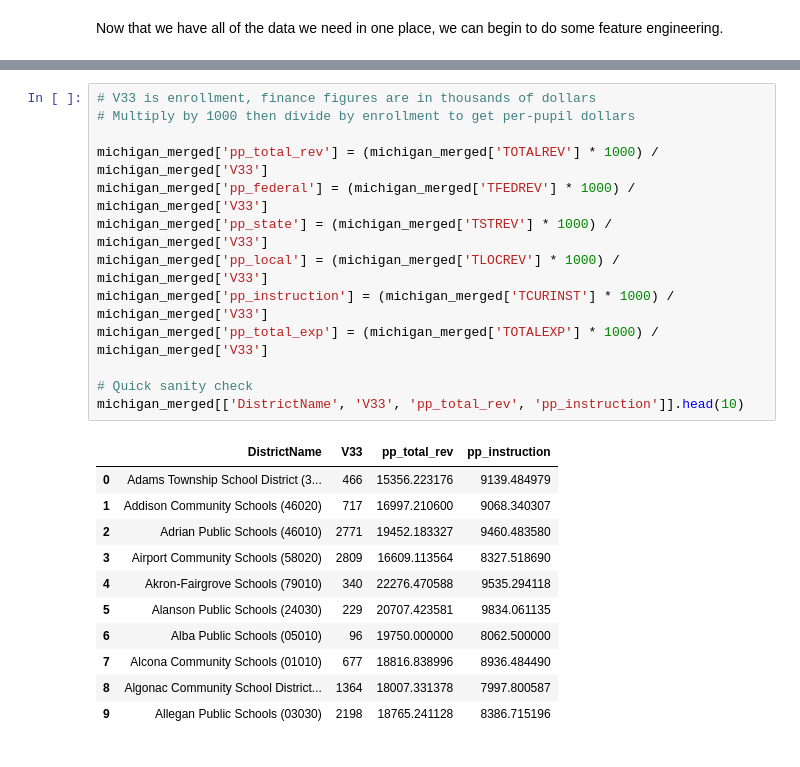
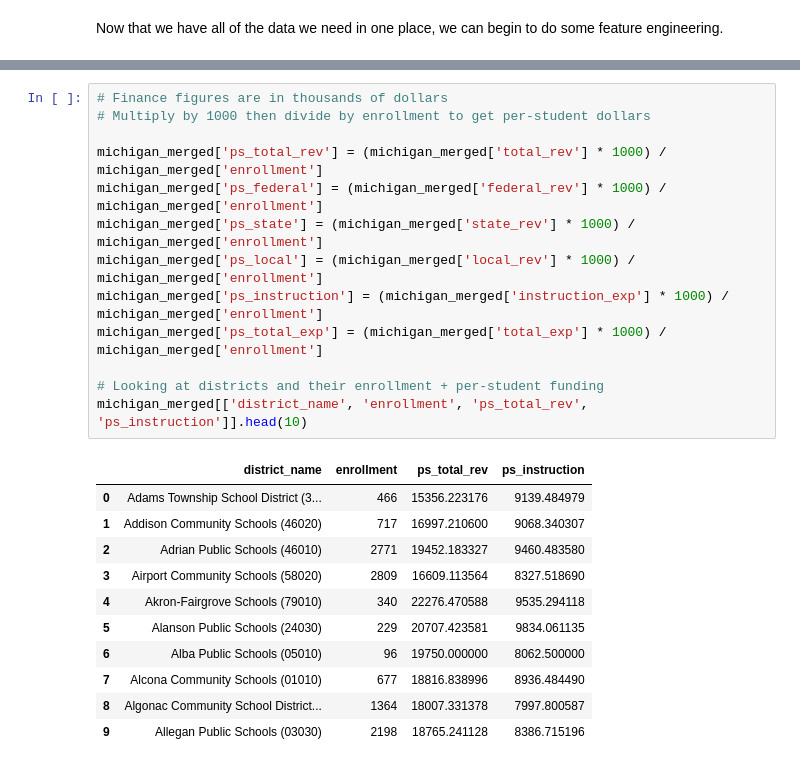
Before and after one commit to Claraebrooks/Multimodal-Data-Exploration-Educational-Data-CIS-635-, a Jupyter notebook: education_analysis.ipynb, the cells around one changed output, grey strips where cells are left out. Cells and saved outputs as stored; diff of their text form.

```diff
--- a/education_analysis.ipynb
+++ b/education_analysis.ipynb
@@ -164,18 +198,18 @@ Now that we have all of the data we need in one place, we can begin to do some f
 # %%
-# V33 is enrollment, finance figures are in thousands of dollars
-# Multiply by 1000 then divide by enrollment to get per-pupil dollars
+# Finance figures are in thousands of dollars
+# Multiply by 1000 then divide by enrollment to get per-student dollars
 
-michigan_merged['pp_total_rev'] = (michigan_merged['TOTALREV'] * 1000) / michigan_merged['V33']
-michigan_merged['pp_federal'] = (michigan_merged['TFEDREV'] * 1000) / michigan_merged['V33']
-michigan_merged['pp_state'] = (michigan_merged['TSTREV'] * 1000) / michigan_merged['V33']
-michigan_merged['pp_local'] = (michigan_merged['TLOCREV'] * 1000) / michigan_merged['V33']
-michigan_merged['pp_instruction'] = (michigan_merged['TCURINST'] * 1000) / michigan_merged['V33']
-michigan_merged['pp_total_exp'] = (michigan_merged['TOTALEXP'] * 1000) / michigan_merged['V33']
+michigan_merged['ps_total_rev'] = (michigan_merged['total_rev'] * 1000) / michigan_merged['enrollment']
+michigan_merged['ps_federal'] = (michigan_merged['federal_rev'] * 1000) / michigan_merged['enrollment']
+michigan_merged['ps_state'] = (michigan_merged['state_rev'] * 1000) / michigan_merged['enrollment']
+michigan_merged['ps_local'] = (michigan_merged['local_rev'] * 1000) / michigan_merged['enrollment']
+michigan_merged['ps_instruction'] = (michigan_merged['instruction_exp'] * 1000) / michigan_merged['enrollment']
+michigan_merged['ps_total_exp'] = (michigan_merged['total_exp'] * 1000) / michigan_merged['enrollment']
 
-# Quick sanity check
-michigan_merged[['DistrictName', 'V33', 'pp_total_rev', 'pp_instruction']].head(10)
+# Looking at districts and their enrollment + per-student funding
+michigan_merged[['district_name', 'enrollment', 'ps_total_rev', 'ps_instruction']].head(10)
 # %% [output]
-|  | DistrictName | V33 | pp_total_rev | pp_instruction |
+|  | district_name | enrollment | ps_total_rev | ps_instruction |
 | 0 | Adams Township School District (3... | 466 | 15356.223176 | 9139.484979 |
 | 1 | Addison Community Schools (46020) | 717 | 16997.210600 | 9068.340307 |
 | 2 | Adrian Public Schools (46010) | 2771 | 19452.183327 | 9460.483580 |
```
Also changed, not shown: parts of 20 cells of this notebook.
